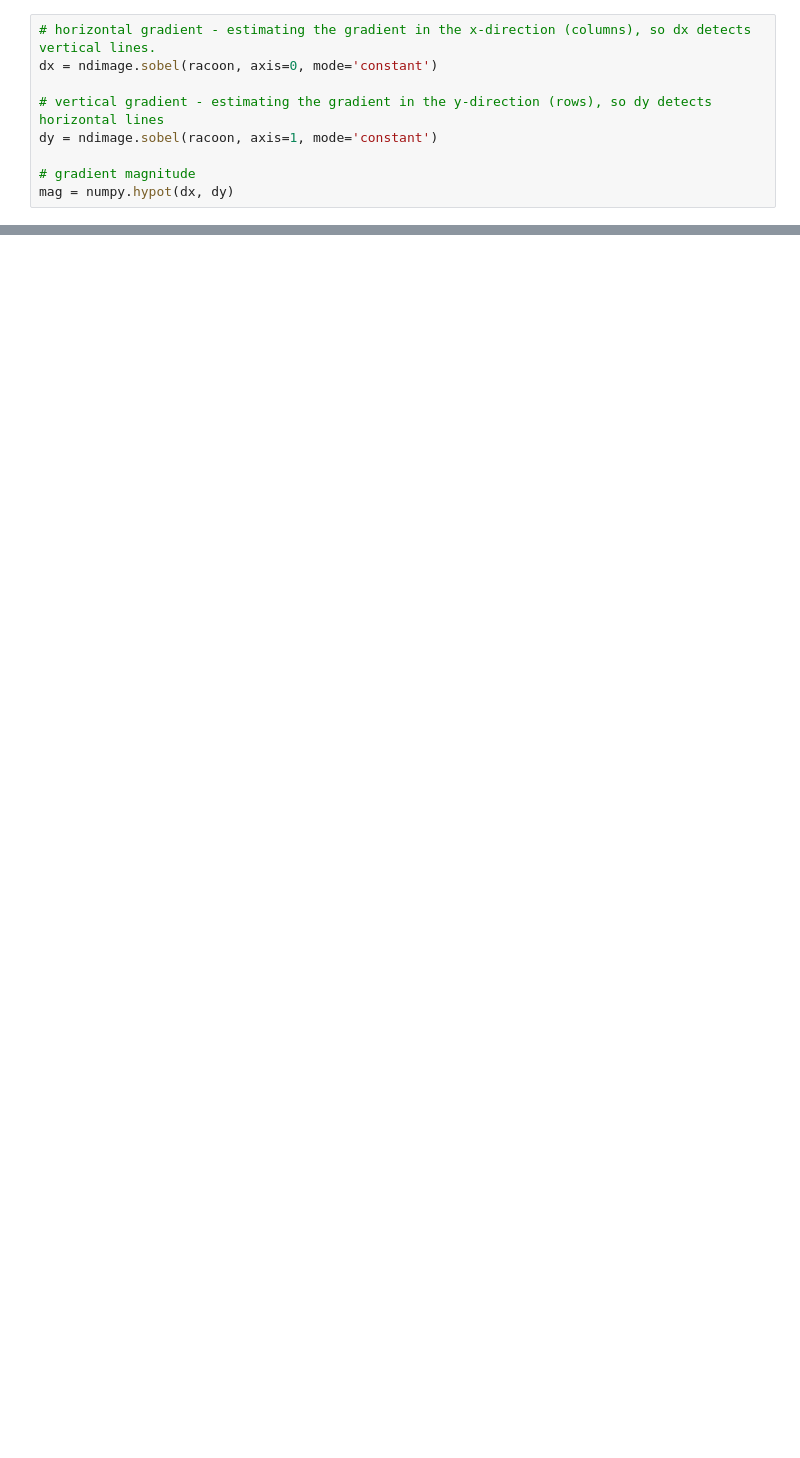
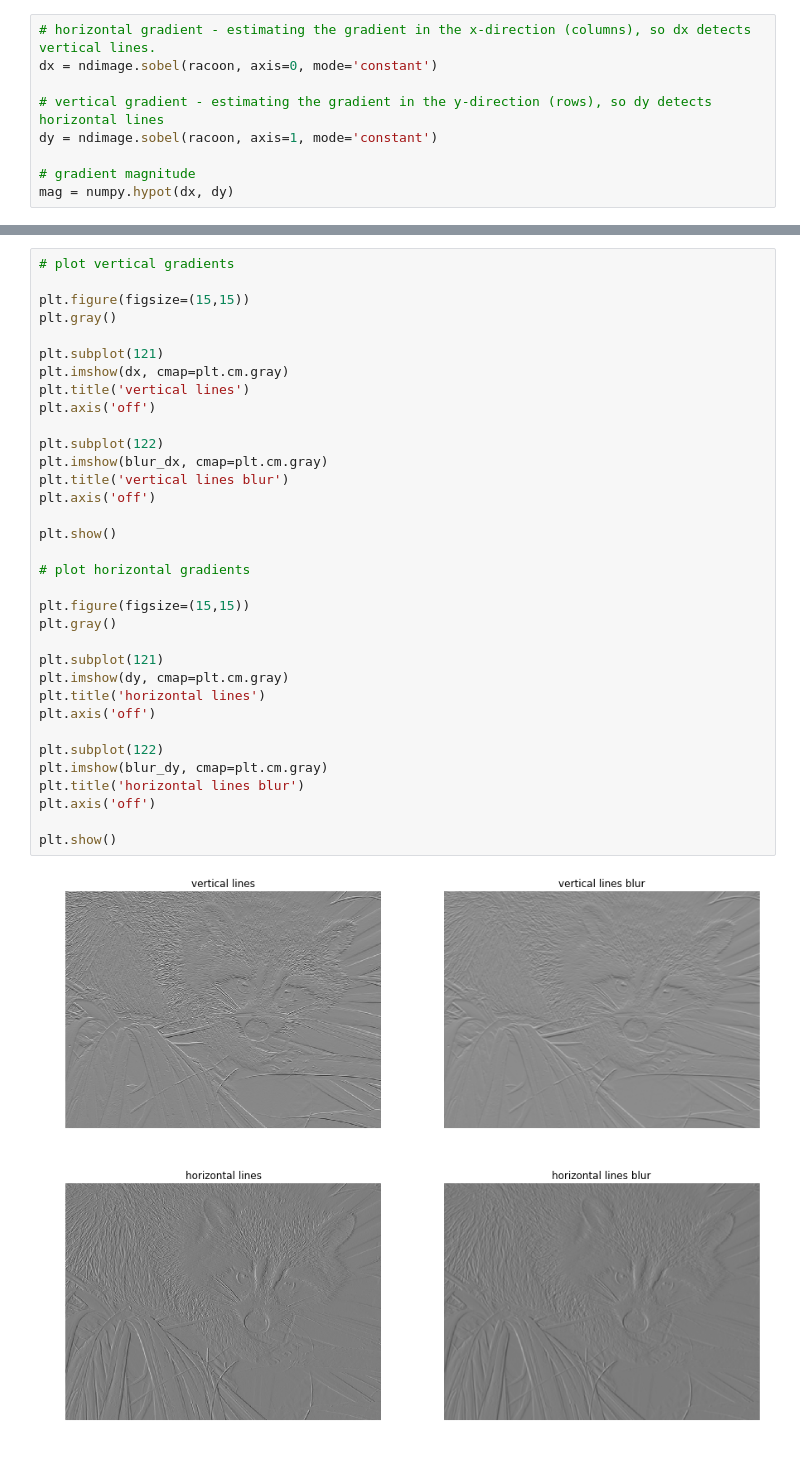
Before and after one commit to dabl8647/appm3310, a Jupyter notebook: sobel.ipynb, the cells around one changed output, grey strips where cells are left out. Saved outputs shown, nothing was run; the diff lists cells and outputs as text; blank space fills up the shorter version.

```diff
--- a/sobel.ipynb
+++ b/sobel.ipynb
@@ -34 +58,38 @@ plt.show()
+# %%
+# plot vertical gradients
+
+plt.figure(figsize=(15,15))
+plt.gray()
+
+plt.subplot(121)
+plt.imshow(dx, cmap=plt.cm.gray)
+plt.title('vertical lines')
+plt.axis('off')
+
+plt.subplot(122)
+plt.imshow(blur_dx, cmap=plt.cm.gray)
+plt.title('vertical lines blur')
+plt.axis('off')
+
+plt.show()
+
+# plot horizontal gradients
+
+plt.figure(figsize=(15,15))
+plt.gray()
+
+plt.subplot(121)
+plt.imshow(dy, cmap=plt.cm.gray)
+plt.title('horizontal lines')
+plt.axis('off')
+
+plt.subplot(122)
+plt.imshow(blur_dy, cmap=plt.cm.gray)
+plt.title('horizontal lines blur')
+plt.axis('off')
+
+plt.show()
+# %% [output]
+[figure, added]
+[figure, added]
 # %%
```
Also changed, not shown: parts of 7 cells of this notebook.
